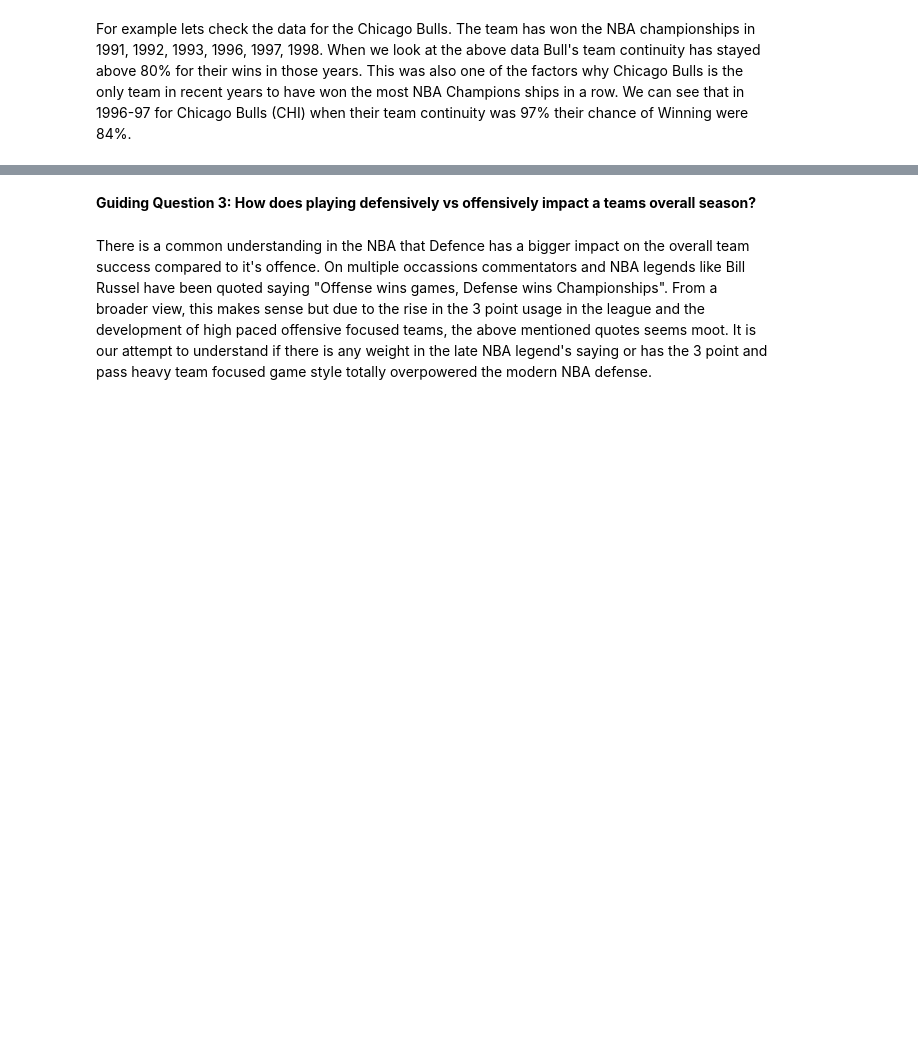
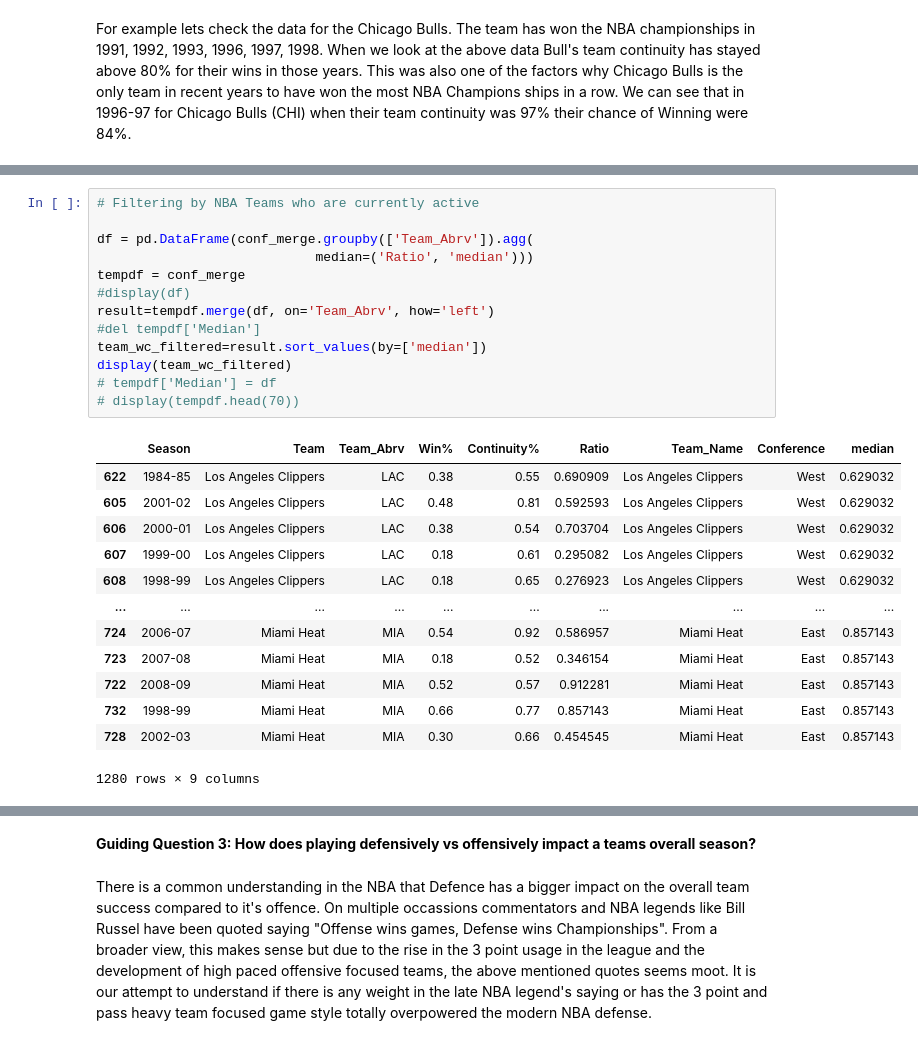
Before and after one commit to vdbee1/Sports-Analytics-NBA, a Jupyter notebook: Project Report/DAT604/DATA604_major.ipynb, the cells around one changed output, grey strips where cells are left out. Saved outputs shown, nothing was run; the diff lists cells and outputs as text; blank space fills up the shorter version.

```diff
--- a/Project Report/DAT604/DATA604_major.ipynb
+++ b/Project Report/DAT604/DATA604_major.ipynb
@@ -430,0 +570,27 @@ For example lets check the data for the Chicago Bulls. The team has won the NBA
+# %%
+# Filtering by NBA Teams who are currently active
+
+df = pd.DataFrame(conf_merge.groupby(['Team_Abrv']).agg(
+                            median=('Ratio', 'median')))
+tempdf = conf_merge
+#display(df)
+result=tempdf.merge(df, on='Team_Abrv', how='left')
+#del tempdf['Median']
+team_wc_filtered=result.sort_values(by=['median'])
+display(team_wc_filtered)
+# tempdf['Median'] = df
+# display(tempdf.head(70))
+# %% [output]
+|  | Season | Team | Team_Abrv | Win% | Continuity% | Ratio | Team_Name | Conference | median |
+| 622 | 1984-85 | Los Angeles Clippers | LAC | 0.38 | 0.55 | 0.690909 | Los Angeles Clippers | West | 0.629032 |
+| 605 | 2001-02 | Los Angeles Clippers | LAC | 0.48 | 0.81 | 0.592593 | Los Angeles Clippers | West | 0.629032 |
+| 606 | 2000-01 | Los Angeles Clippers | LAC | 0.38 | 0.54 | 0.703704 | Los Angeles Clippers | West | 0.629032 |
+| 607 | 1999-00 | Los Angeles Clippers | LAC | 0.18 | 0.61 | 0.295082 | Los Angeles Clippers | West | 0.629032 |
+| 608 | 1998-99 | Los Angeles Clippers | LAC | 0.18 | 0.65 | 0.276923 | Los Angeles Clippers | West | 0.629032 |
+| ... | ... | ... | ... | ... | ... | ... | ... | ... | ... |
+| 724 | 2006-07 | Miami Heat | MIA | 0.54 | 0.92 | 0.586957 | Miami Heat | East | 0.857143 |
+| 723 | 2007-08 | Miami Heat | MIA | 0.18 | 0.52 | 0.346154 | Miami Heat | East | 0.857143 |
+| 722 | 2008-09 | Miami Heat | MIA | 0.52 | 0.57 | 0.912281 | Miami Heat | East | 0.857143 |
+| 732 | 1998-99 | Miami Heat | MIA | 0.66 | 0.77 | 0.857143 | Miami Heat | East | 0.857143 |
+| 728 | 2002-03 | Miami Heat | MIA | 0.30 | 0.66 | 0.454545 | Miami Heat | East | 0.857143 |
+1280 rows × 9 columns
```
Also changed, not shown: parts of 32 cells of this notebook.
